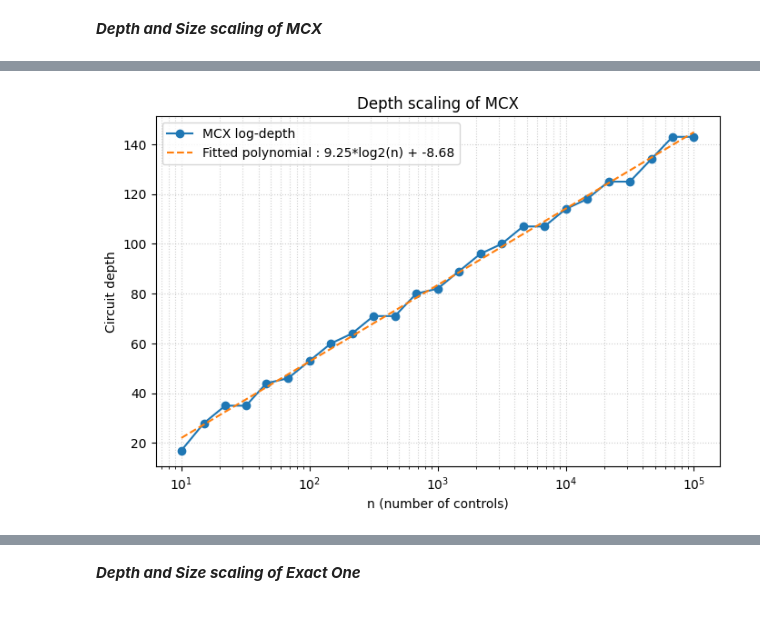
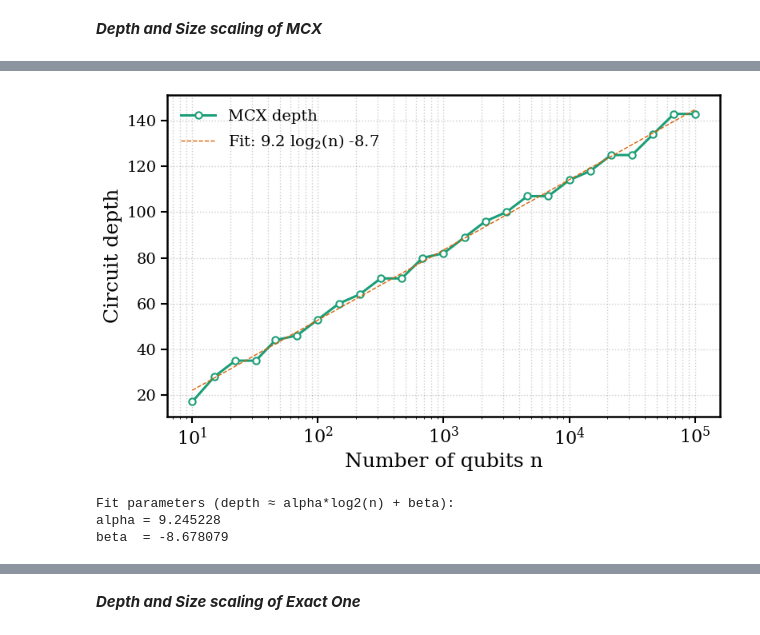
Before and after one commit to Alexis-LUCAS/Log_Affine_State_Prep, a Jupyter notebook: depth_size_plots.ipynb, the cells around one changed output, grey strips where cells are left out. Cells and saved outputs as stored; diff of their text form; code cells hidden in the pictures.

```diff
--- a/depth_size_plots.ipynb
+++ b/depth_size_plots.ipynb
@@ -7,6 +7,17 @@ from qiskit.compiler import transpile
 from log_mcx_x_cx_ccx import mcx_log_gate, access_mcx_log_depth, access_mcx_size
 from exact_one_x_cx_ccx import exact_one_gate, access_exact_one_depth, access_exact_one_size
 from spue_circuit import build_prepare_select_prepare_dag
+
+plt.rcParams.update({
+    "text.usetex": False,
+    "font.family": "serif",
+    "font.serif": ["DejaVu Serif"],
+    "axes.linewidth": 1.8,
+    "axes.labelsize": 18,
+    "axes.titlesize": 15,
+    "xtick.labelsize": 16,
+    "ytick.labelsize": 14,
+})
 # %% [markdown]
 ***Depth and Size scaling of MCX***
 # %%
@@ -59,16 +67,56 @@ p = np.poly1d(z)
-# %%
-plt.figure(figsize=(8, 5))
-plt.plot(ns, depths, marker="o", linestyle="-", label="MCX log-depth ")
-plt.plot(ns, p(np.log2(ns)), marker="", linestyle="--", label=f"Fitted polynomial : {z[0]:.2f}*log2(n) + {z[1]:.2f}")
-plt.xscale("log")
-plt.xlabel("n (number of controls)")
-plt.ylabel("Circuit depth")
-plt.title("Depth scaling of MCX")
-plt.grid(True, which="both", ls=":", alpha=0.6)
-plt.legend()
-plt.show()
-# %% [output]
-[figure, removed]
+# %%
+log2n = np.log2(ns)
+A = np.vstack([log2n, np.ones_like(log2n)]).T
+alpha, beta = np.linalg.lstsq(A, depths, rcond=None)[0]
+
+fig, ax = plt.subplots(figsize=(8, 5))
+
+ax.plot(
+    ns, depths,
+    marker="o",
+    markersize=6,
+    linewidth=2.2,
+    color="#1b9e77",
+    markerfacecolor="white",
+    markeredgewidth=1.5,
+    label="MCX depth"
+)
+
+depth_fit = alpha * np.log2(ns) + beta
+ax.plot(
+    ns, depth_fit,
+    linestyle="--",
+    linewidth=1,
+    color="#d95f02",
+    label=rf"Fit: {alpha:.1f} log$_2$(n) {beta:+.1f}"
+)
+
+ax.set_xscale("log")
+
+ax.set_xlabel(r"Number of qubits n")
+ax.set_ylabel(r"Circuit depth")
+
+ax.grid(True, which="both",
+        linestyle=":",
+        linewidth=1.0,
+        color="black",
+        alpha=0.2)
+
+ax.tick_params(width=1.5, length=6)
+
+ax.legend(frameon=False, fontsize=14, handlelength=2.2, labelspacing=0.6)
+
+plt.tight_layout()
+plt.show()
+
+print(f"Fit parameters (depth ≈ alpha*log2(n) + beta):")
+print(f"alpha = {alpha:.6f}")
+print(f"beta  = {beta:.6f}")
+# %% [output]
+[figure, added]
+Fit parameters (depth ≈ alpha*log2(n) + beta):
+alpha = 9.245228
+beta  = -8.678079
 # %%
 n_min=1
 n_max=10**5
```
Also changed, not shown: parts of 22 cells of this notebook, 35 other files.
